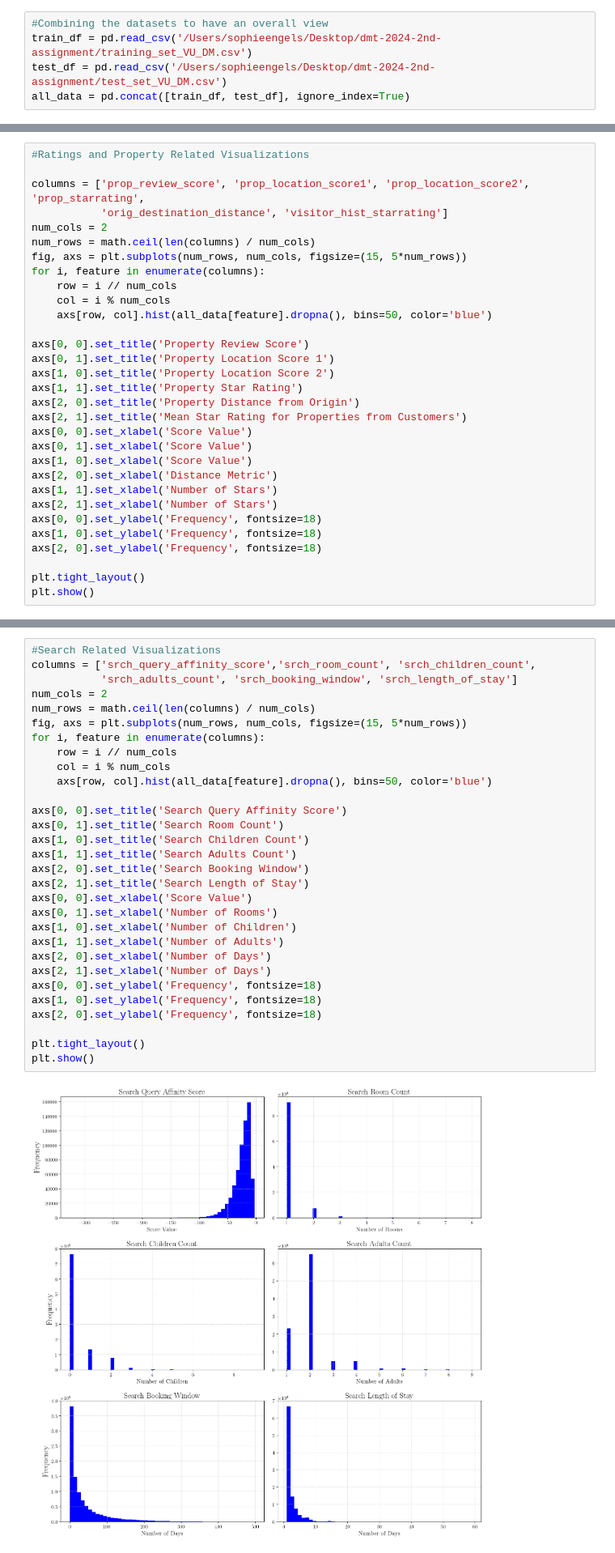
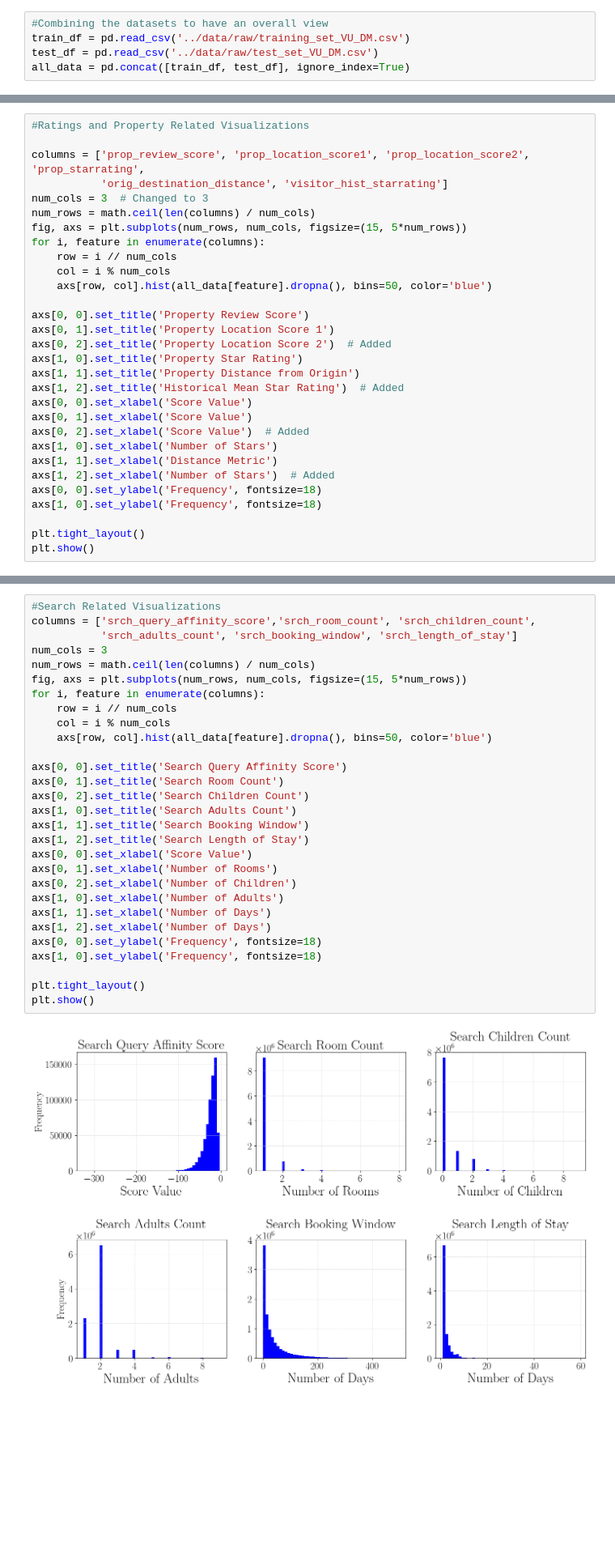
Before and after one commit to nabilasiregar/expedia-kaggle-competition, a Jupyter notebook: notebooks/eda.ipynb, the cells around one changed output, grey strips where cells are left out. Shown: that part at 81% size. Drawn from its saved outputs; the diff is of its cells as text; blank space fills up the shorter version.

```diff
--- a/notebooks/eda.ipynb
+++ b/notebooks/eda.ipynb
@@ -33,8 +33,8 @@ plt.rcParams.update({
 })
 # %%
 #Combining the datasets to have an overall view
-train_df = pd.read_csv('/Users/sophieengels/Desktop/dmt-2024-2nd-assignment/training_set_VU_DM.csv')
-test_df = pd.read_csv('/Users/sophieengels/Desktop/dmt-2024-2nd-assignment/test_set_VU_DM.csv')
+train_df = pd.read_csv('../data/raw/training_set_VU_DM.csv')
+test_df = pd.read_csv('../data/raw/test_set_VU_DM.csv')
 all_data = pd.concat([train_df, test_df], ignore_index=True)
 # %%
 # Determining where the missing data is
@@ -90,7 +84,7 @@ plt.show()
 
 columns = ['prop_review_score', 'prop_location_score1', 'prop_location_score2', 'prop_starrating',
            'orig_destination_distance', 'visitor_hist_starrating']
-num_cols = 2
+num_cols = 3  # Changed to 3
 num_rows = math.ceil(len(columns) / num_cols)
 fig, axs = plt.subplots(num_rows, num_cols, figsize=(15, 5*num_rows))
 for i, feature in enumerate(columns):
@@ -100,19 +94,18 @@ for i, feature in enumerate(columns):
 
 axs[0, 0].set_title('Property Review Score')
 axs[0, 1].set_title('Property Location Score 1')
-axs[1, 0].set_title('Property Location Score 2')
-axs[1, 1].set_title('Property Star Rating')
-axs[2, 0].set_title('Property Distance from Origin')
-axs[2, 1].set_title('Mean Star Rating for Properties from Customers')
+axs[0, 2].set_title('Property Location Score 2')  # Added
+axs[1, 0].set_title('Property Star Rating')
+axs[1, 1].set_title('Property Distance from Origin')
+axs[1, 2].set_title('Historical Mean Star Rating')  # Added
 axs[0, 0].set_xlabel('Score Value')
 axs[0, 1].set_xlabel('Score Value')
-axs[1, 0].set_xlabel('Score Value')
-axs[2, 0].set_xlabel('Distance Metric')
-axs[1, 1].set_xlabel('Number of Stars')
-axs[2, 1].set_xlabel('Number of Stars')
+axs[0, 2].set_xlabel('Score Value')  # Added
+axs[1, 0].set_xlabel('Number of Stars')
+axs[1, 1].set_xlabel('Distance Metric')
+axs[1, 2].set_xlabel('Number of Stars')  # Added
 axs[0, 0].set_ylabel('Frequency', fontsize=18)
 axs[1, 0].set_ylabel('Frequency', fontsize=18)
-axs[2, 0].set_ylabel('Frequency', fontsize=18)
 
 plt.tight_layout()
 plt.show()
@@ -121,35 +114,34 @@ plt.show()
 # %%
 #Search Related Visualizations
 columns = ['srch_query_affinity_score','srch_room_count', 'srch_children_count',
            'srch_adults_count', 'srch_booking_window', 'srch_length_of_stay']
-num_cols = 2
+num_cols = 3
 num_rows = math.ceil(len(columns) / num_cols)
 fig, axs = plt.subplots(num_rows, num_cols, figsize=(15, 5*num_rows))
 for i, feature in enumerate(columns):
     row = i // num_cols
     col = i % num_cols
     axs[row, col].hist(all_data[feature].dropna(), bins=50, color='blue')
 
 axs[0, 0].set_title('Search Query Affinity Score')
 axs[0, 1].set_title('Search Room Count')
-axs[1, 0].set_title('Search Children Count')
-axs[1, 1].set_title('Search Adults Count')
-axs[2, 0].set_title('Search Booking Window')
-axs[2, 1].set_title('Search Length of Stay')
+axs[0, 2].set_title('Search Children Count')
+axs[1, 0].set_title('Search Adults Count')
+axs[1, 1].set_title('Search Booking Window')
+axs[1, 2].set_title('Search Length of Stay')
 axs[0, 0].set_xlabel('Score Value')
 axs[0, 1].set_xlabel('Number of Rooms')
-axs[1, 0].set_xlabel('Number of Children')
-axs[1, 1].set_xlabel('Number of Adults')
-axs[2, 0].set_xlabel('Number of Days')
-axs[2, 1].set_xlabel('Number of Days')
+axs[0, 2].set_xlabel('Number of Children')
+axs[1, 0].set_xlabel('Number of Adults')
+axs[1, 1].set_xlabel('Number of Days')
+axs[1, 2].set_xlabel('Number of Days')
 axs[0, 0].set_ylabel('Frequency', fontsize=18)
 axs[1, 0].set_ylabel('Frequency', fontsize=18)
-axs[2, 0].set_ylabel('Frequency', fontsize=18)
 
 plt.tight_layout()
 plt.show()
 # %% [output]
-[figure, old version]
+[figure, new version]
 # %% [markdown]
 A few things to note from the above distributions...
  - positions: this is an integer value for the rank of a certain hotel on the Expedia website. There will be missing values here because it's included in the training set but not the test set. I would probably fill with the average rank or according to some distribution.
```
Also changed, not shown: parts of 5 cells of this notebook.
